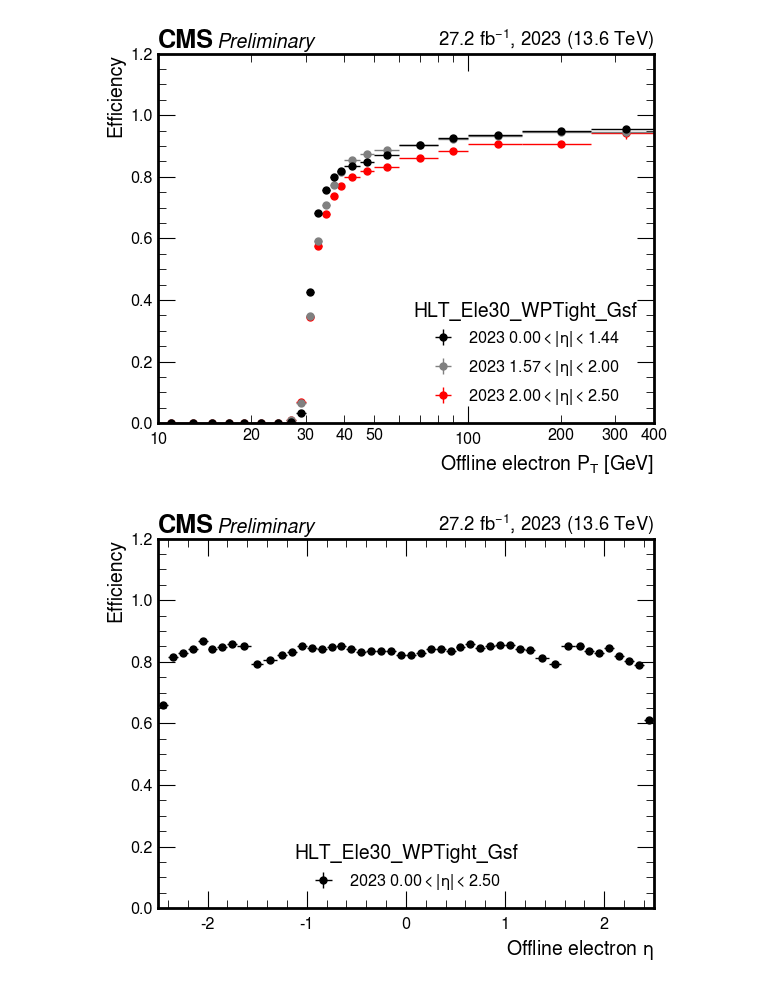
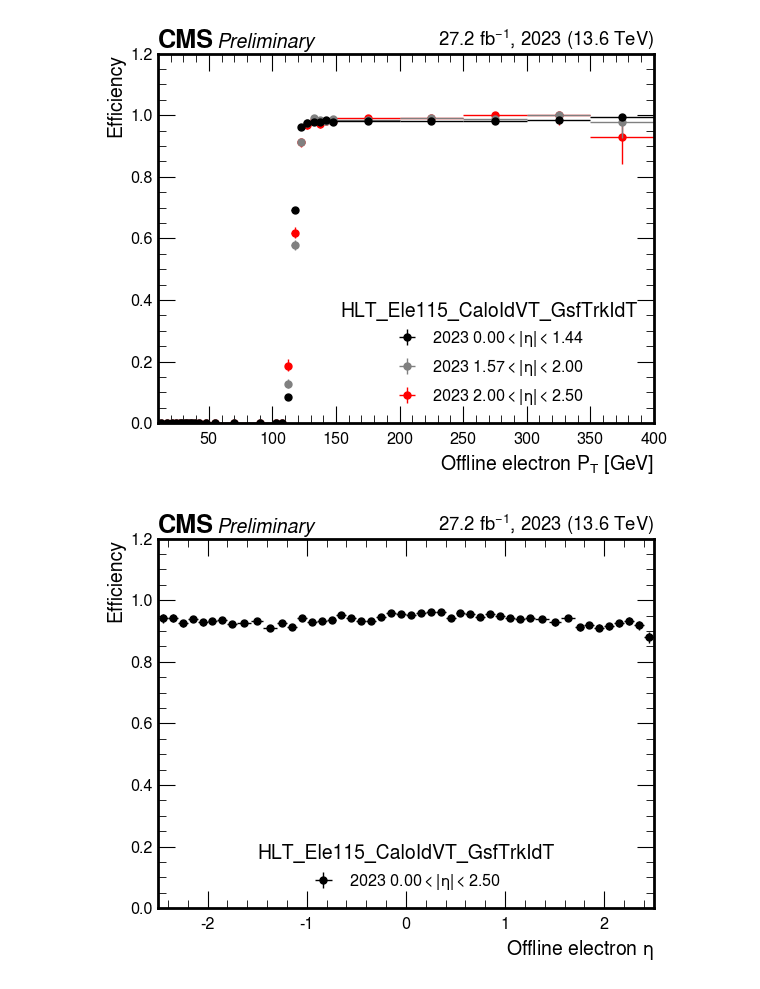
Before and after one commit to ikrommyd/egamma-tnp, a Jupyter notebook: DPNote_EGM_2023.ipynb, the cells around one changed output. Saved outputs shown, nothing was run; the diff lists cells and outputs as text; code cells hidden in the pictures.

Commit message:
created Ele115 and Ele135 plots from ntuples

```diff
--- a/DPNote_EGM_2023.ipynb
+++ b/DPNote_EGM_2023.ipynb
@@ -103,7 +103,7 @@ lumis = {
     "2023D": 9.525,
 }
 # %%
-file = "Run2023_Ele30_ntuples.root"
+file = "Run2023_Ele115_ntuples.root"
 run = file.split("_")[0][3:]
 threshold = file.split("_")[1].split(".")[0]
 if threshold == "Ele32" or threshold == "Ele30":
@@ -192,32 +192,32 @@ plot_efficiency(
 
 hep.cms.label(
     "Preliminary", data=True, lumi=lumi, year=year, com=13.6, lumi_format="{0:.1f}"
 )
 pt_setup_func(loc="lower right", title=title)
 plt.savefig(f"DPNote_EGM_2023_plots/{filename}_{run}_eff_pt.pdf")
 plt.show()
 
 plot_efficiency(
     heta_entire_pass, heta_entire_all, label=f"{run} $0.00 < |\eta| < 2.50$", color="k"
 )
 
 hep.cms.label(
     "Preliminary", data=True, lumi=lumi, year=year, com=13.6, lumi_format="{0:.1f}"
 )
 eta_plot_setup(loc="lower center", title=title)
 plt.savefig(f"DPNote_EGM_2023_plots/{filename}_{run}_eff_eta.pdf")
 plt.show()
 
 plot_efficiency(
     hphi_entire_pass, hphi_entire_all, label=f"{run} $0.00 < |\eta| < 2.50$", color="k"
 )
 
 hep.cms.label(
     "Preliminary", data=True, lumi=lumi, year=year, com=13.6, lumi_format="{0:.1f}"
 )
 phi_plot_setup(loc="lower center", title=title)
 plt.savefig(f"DPNote_EGM_2023_plots/{filename}_{run}_eff_phi.pdf")
 plt.show()
 # %% [output]
-[figure, old version]
+[figure, new version]
-[figure, old version]
+[figure, new version]
```
Also changed, not shown: parts of 9 cells of this notebook.
